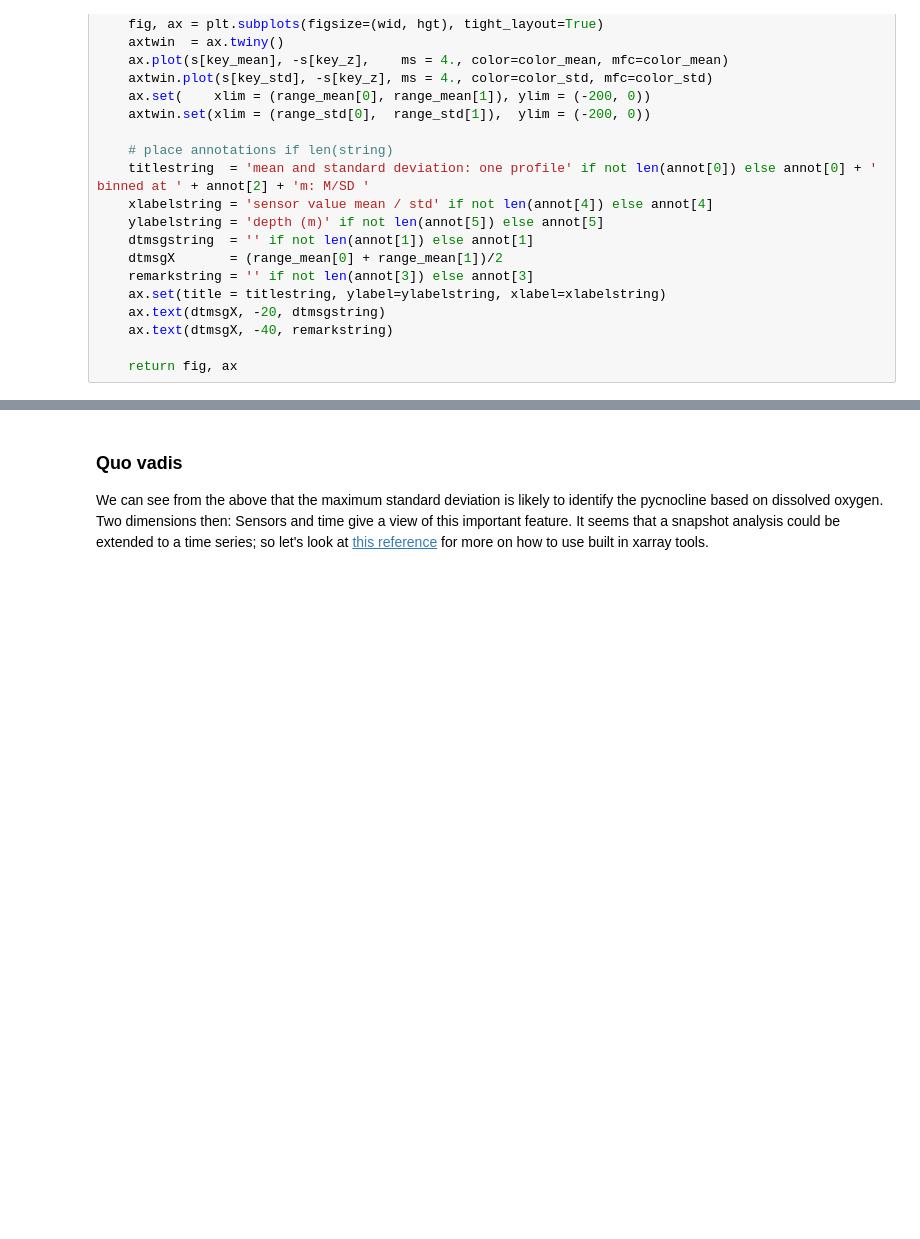
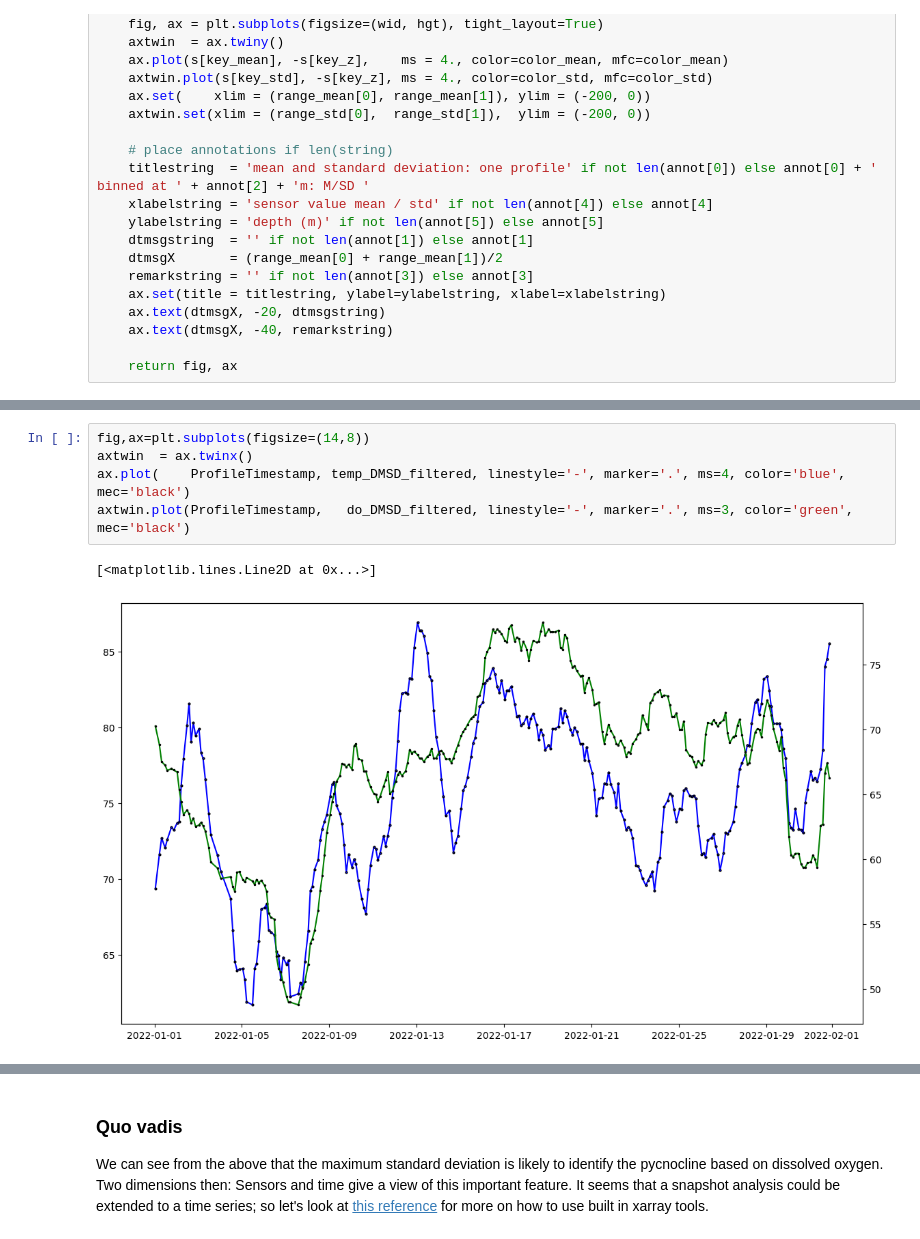
Before and after one commit to geo-smart/oceanography, a Jupyter notebook: book/chapters/epipelargosy.ipynb, the cells around one changed output, grey strips where cells are left out. Drawn from its saved outputs; the diff is of its cells as text; blank space fills up the shorter version.

```diff
--- a/book/chapters/epipelargosy.ipynb
+++ b/book/chapters/epipelargosy.ipynb
@@ -805,0 +957,8 @@ fig,axs = ChartSensorMeanStd([ranges['do'], do_std],
+# %%
+fig,ax=plt.subplots(figsize=(14,8))
+axtwin  = ax.twinx()
+ax.plot(    ProfileTimestamp, temp_DMSD_filtered, linestyle='-', marker='.', ms=4, color='blue', mec='black')
+axtwin.plot(ProfileTimestamp,   do_DMSD_filtered, linestyle='-', marker='.', ms=3, color='green',  mec='black')
+# %% [output]
+[<matplotlib.lines.Line2D at 0x...>]
+[figure, added]
```
Also changed, not shown: parts of 18 cells of this notebook.
